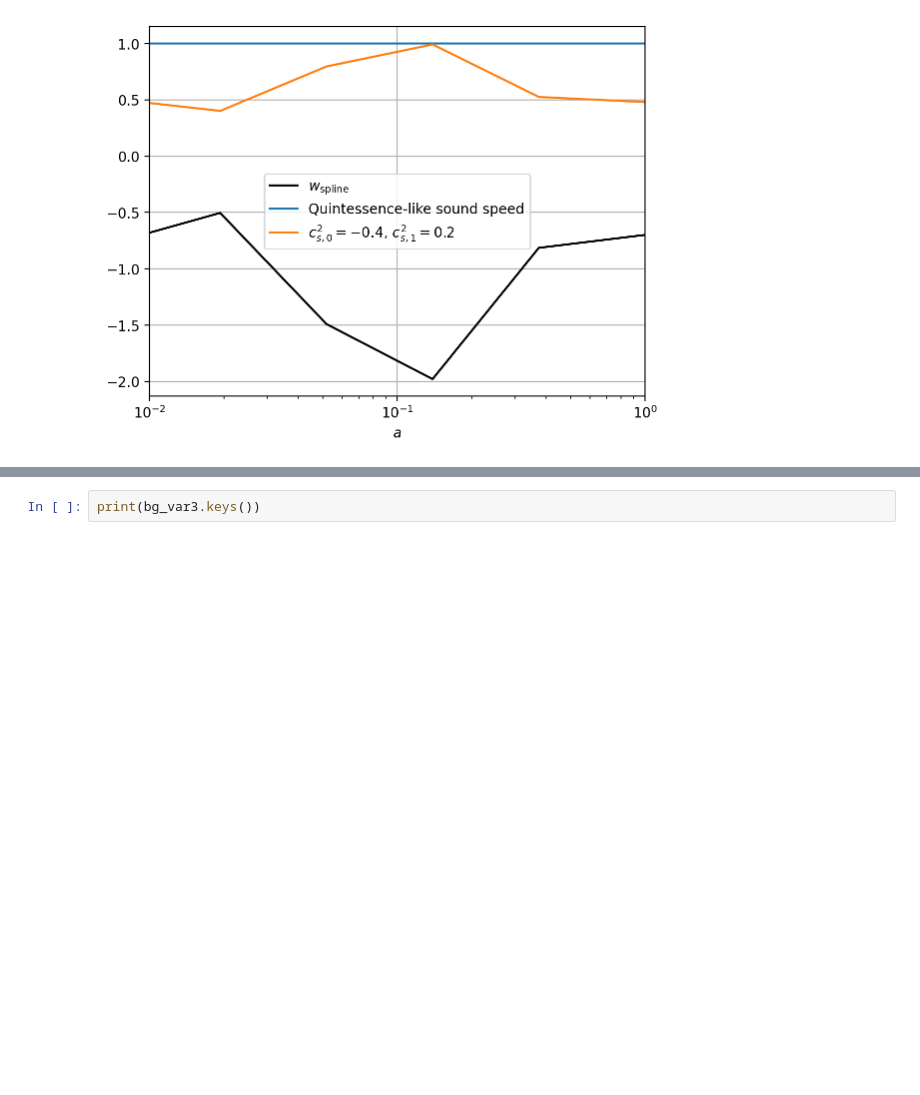
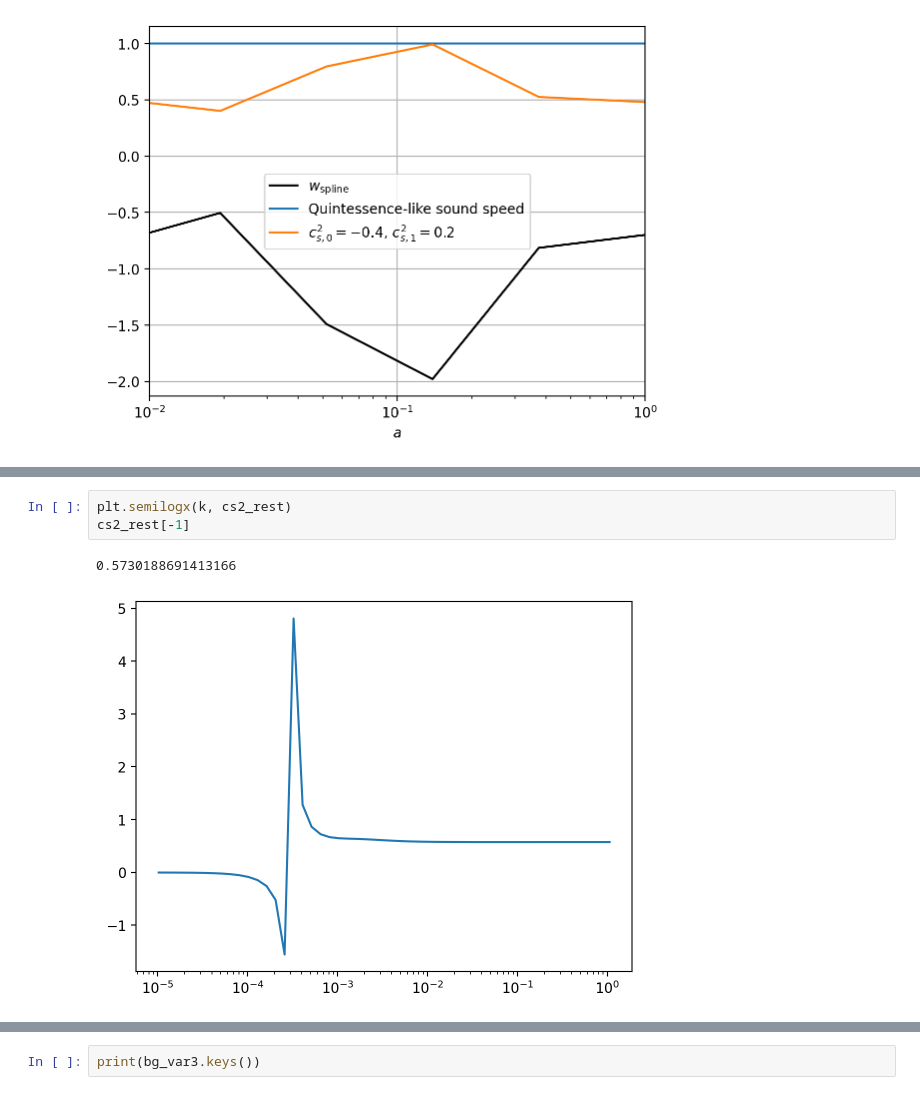
Before and after one commit to joaoreboucas1/CLASS-cs2, a Jupyter notebook: explore_v2.ipynb, the cells around one changed output, grey strips where cells are left out. Cells and saved outputs as stored; diff of their text form; blank space fills up the shorter version.

```diff
--- a/explore_v2.ipynb
+++ b/explore_v2.ipynb
@@ -196,0 +243,6 @@ bg_var3 = cosmo_var3.get_background()
+# %%
+plt.semilogx(k, cs2_rest)
+cs2_rest[-1]
+# %% [output]
+0.5730188691413166
+[figure, added]
```
Also changed, not shown: parts of 10 cells of this notebook.
